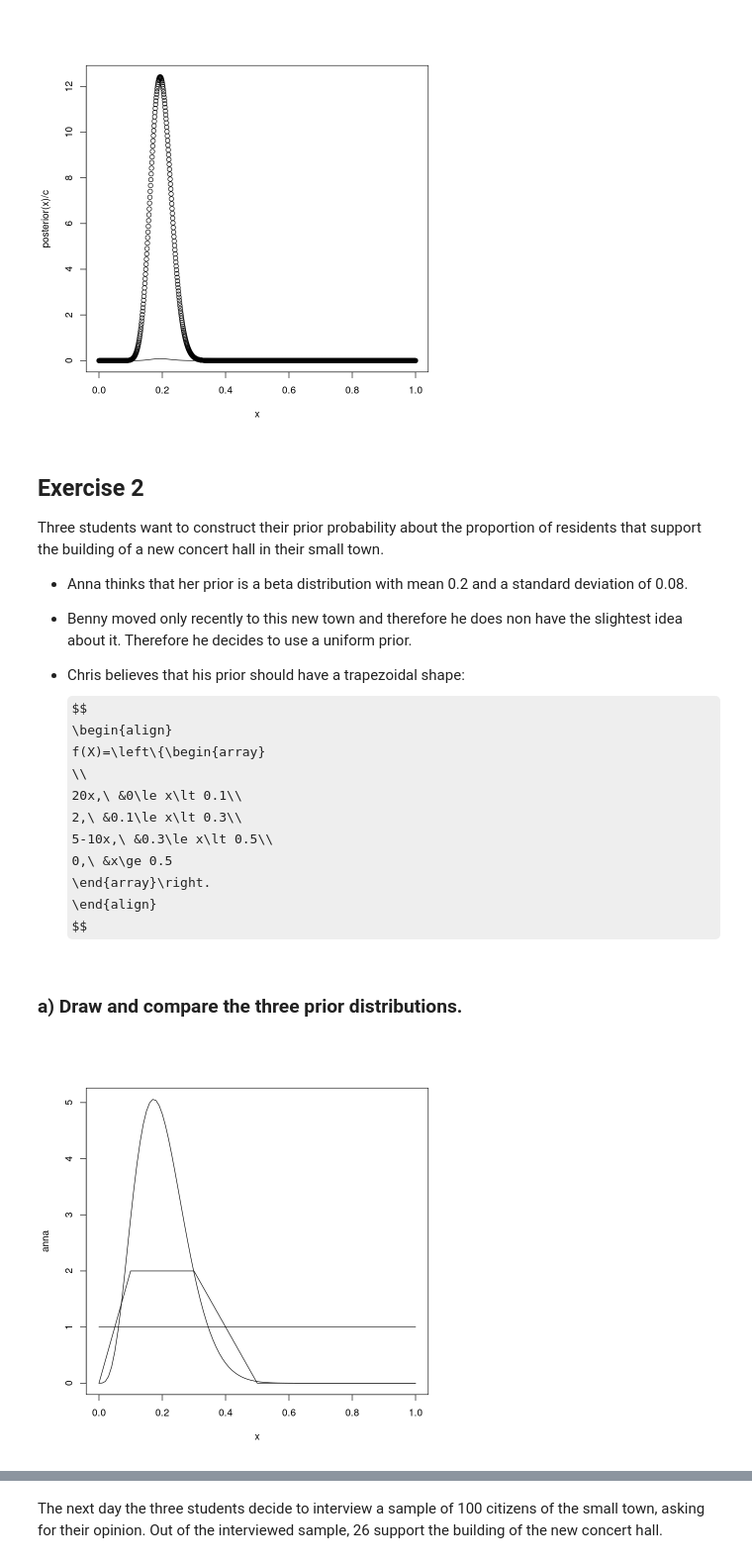
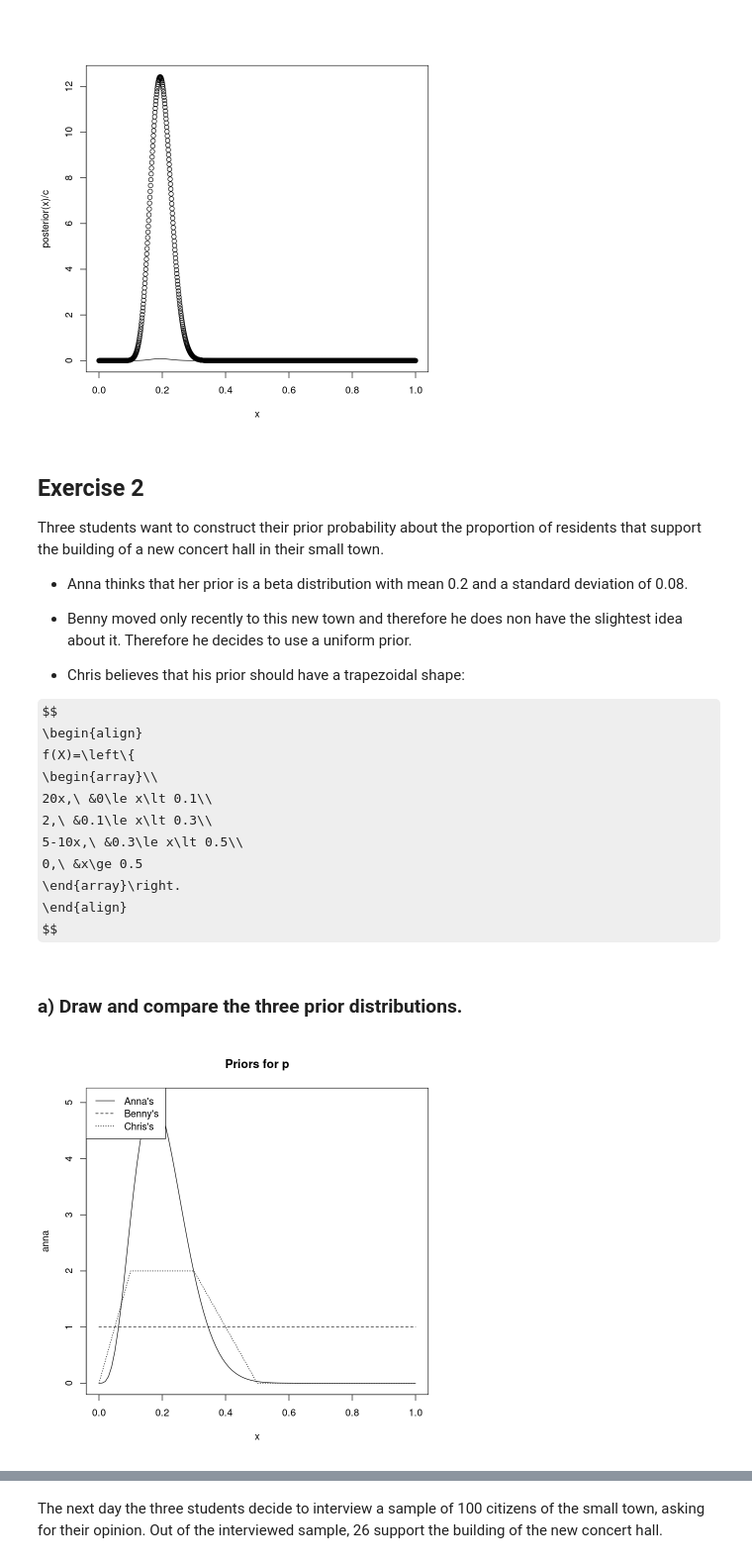
Before and after one commit to eigen-carmona/AdvStats, a Jupyter notebook: lab5/ex5.ipynb, the cells around one changed output, grey strips where cells are left out. Shown at 99% size. Cells and saved outputs as stored; diff of their text form; code cells hidden in the pictures; some formulas as TeX source.

```diff
--- a/lab5/ex5.ipynb
+++ b/lab5/ex5.ipynb
@@ -34,15 +34,16 @@ Three students want to construct their prior probability about the proportion of
 - Benny moved only recently to this new town and therefore he does non have the slightest idea about it. Therefore he decides to use a uniform prior.
 
 - Chris believes that his prior should have a trapezoidal shape:
+
 $$
 \begin{align}
-f(X)=\left\{\begin{array}
-\\
-20x,\ &0\le x\lt 0.1\\
-2,\ &0.1\le x\lt 0.3\\
-5-10x,\ &0.3\le x\lt 0.5\\
-0,\ &x\ge 0.5
-\end{array}\right.
+f(X)=\left\{
+    \begin{array}\\
+    20x,\ &0\le x\lt 0.1\\
+    2,\ &0.1\le x\lt 0.3\\
+    5-10x,\ &0.3\le x\lt 0.5\\
+    0,\ &x\ge 0.5
+    \end{array}\right.
 \end{align}
 $$
 # %% [markdown]
@@ -50,31 +51,32 @@ $$
 # %%
 # After some algebra, we get that a beta distributions parameters are given as:
 mu =0.2
 sig = 0.08
 alph <- (mu**2-mu**3-mu*sig**2)/sig**2
 bet <- sig**2*(alph**2+alph)/(mu**2-sig**2*alph)
 
 anna <- function(x){dbeta(x,alph,bet)}
 
 benny <- function(x){dunif(x)}
 
 chris <- function(x){
     if(x >= 0.5 | x < 0){
         return(0)
     }
     if(x>=0.3){
         return(5-10*x)
     }
     if(x >= 0.1){
         return(2)
     }
     return(20*x)
 }
 x <- seq(0,1,0.01)
 chris<- Vectorize(chris)
 
-plot(anna)
-lines(x,benny(x))
-lines(x, chris(x))
+plot(anna, lty = 1, main = "Priors for p")
+lines(x,benny(x), lty =2)
+lines(x, chris(x), lty = 3)
+legend("topleft",legend = c("Anna's","Benny's", "Chris's"), lty =1:3)
 # %% [output]
-[figure, old version]
+[figure, new version]
```
Also changed, not shown: parts of 3 cells of this notebook.
